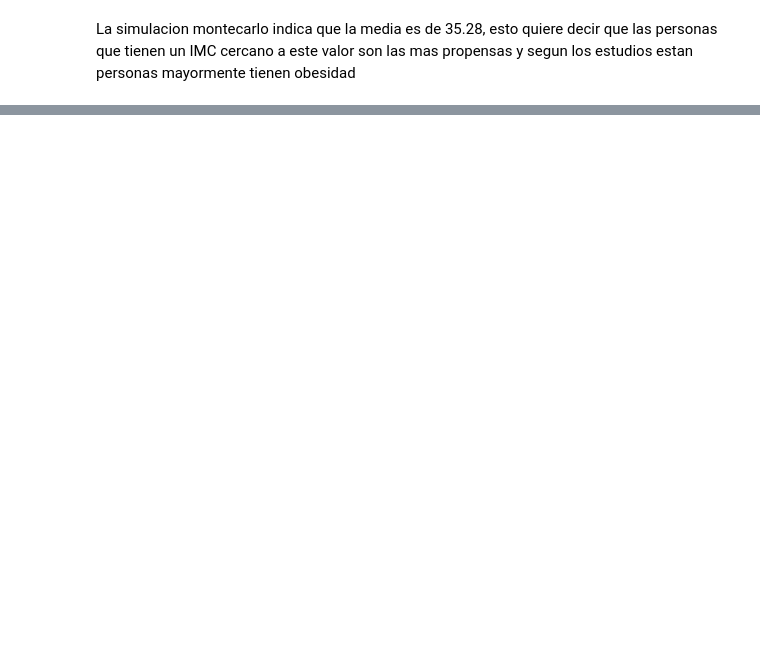
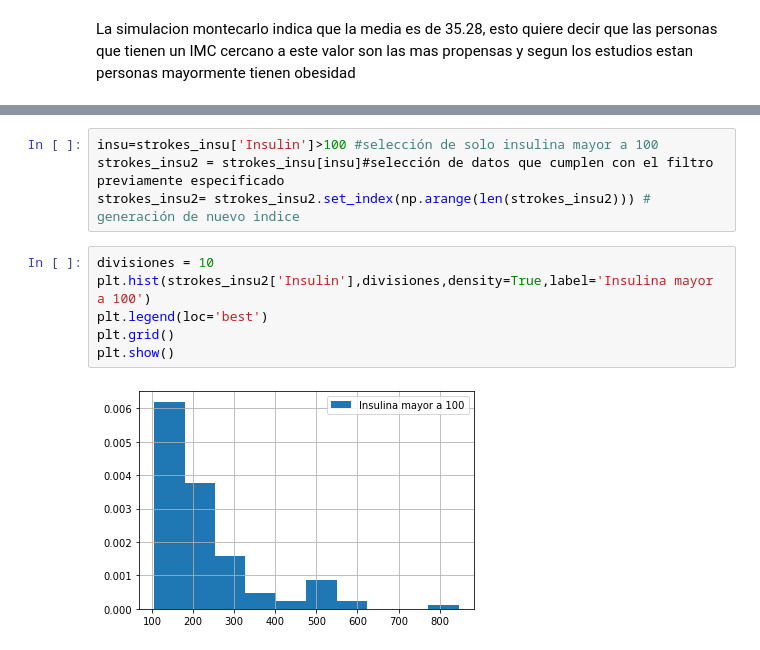
Before and after one commit to Carolina1002/PROYECTO_CBARBA_MAOCHOA, a Jupyter notebook: Proyecto_CBARBA_MAOCHOA.ipynb, the cells around one changed output, grey strips where cells are left out. Saved outputs shown, nothing was run; the diff lists cells and outputs as text; blank space fills up the shorter version.

```diff
--- a/Proyecto_CBARBA_MAOCHOA.ipynb
+++ b/Proyecto_CBARBA_MAOCHOA.ipynb
@@ -337,0 +351,12 @@ La simulacion montecarlo indica que la media es de 35.28, esto quiere decir que
+# %%
+insu=strokes_insu['Insulin']>100 #selección de solo insulina mayor a 100
+strokes_insu2 = strokes_insu[insu]#selección de datos que cumplen con el filtro previamente especificado
+strokes_insu2= strokes_insu2.set_index(np.arange(len(strokes_insu2))) # generación de nuevo indice
+# %%
+divisiones = 10
+plt.hist(strokes_insu2['Insulin'],divisiones,density=True,label='Insulina mayor a 100')
+plt.legend(loc='best')
+plt.grid()
+plt.show()
+# %% [output]
+[figure, added]
```
Also changed, not shown: parts of 43 cells of this notebook.
